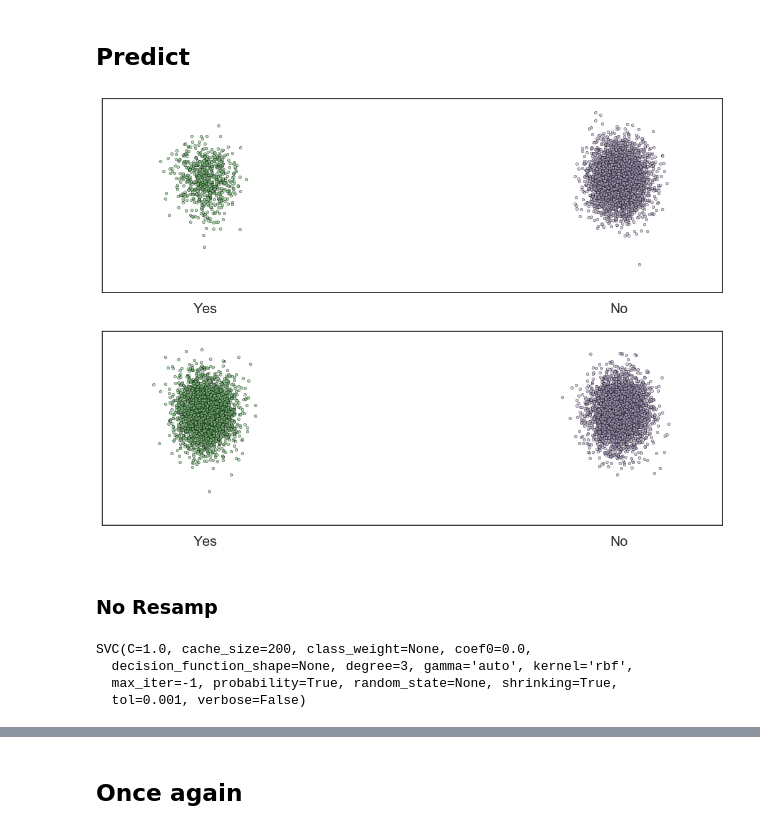
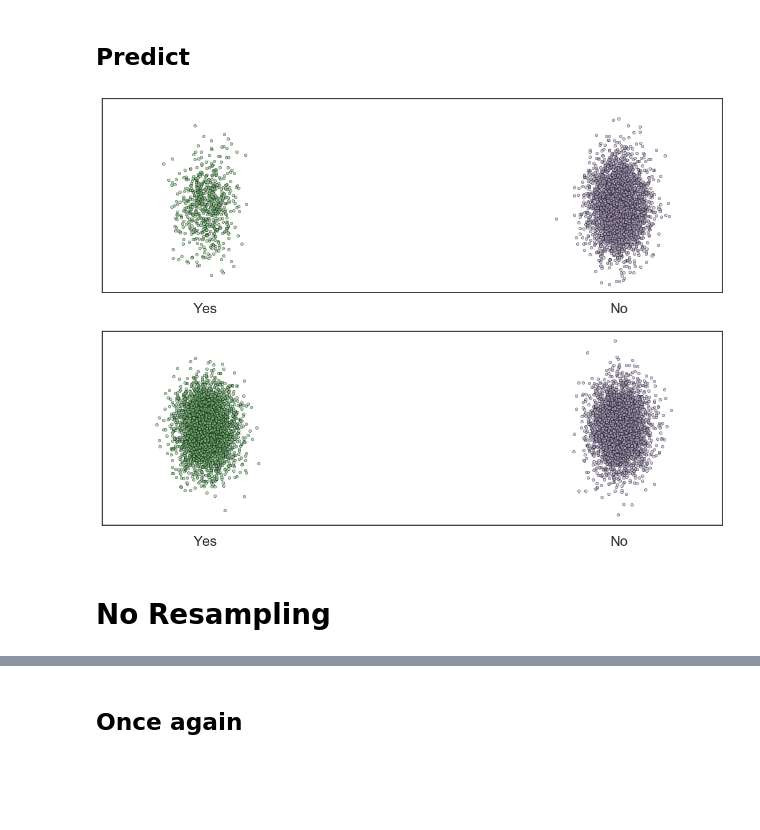
Before and after one commit to sethkaufee/Dating-Data, a Jupyter notebook: Speed Dating/match_prediction.ipynb, the cells around one changed output, grey strips where cells are left out. Saved outputs shown, nothing was run; the diff lists cells and outputs as text; code cells hidden in the pictures; blank space fills up the shorter version.

```diff
--- a/Speed Dating/match_prediction.ipynb
+++ b/Speed Dating/match_prediction.ipynb
@@ -259,10 +256,7 @@ def sample_plotter(X, y):
     v0 = 120
     v1 = 100
 
-    sm = over_sampling.SMOTE(k=10, m=2, out_step=0.1)
-    sm = over_sampling.RandomOverSampler()
-    sm = under_sampling.EditedNearestNeighbours()
-    sm = combine.SMOTEENN(k=10, m=2, out_step=0.1)
+    sm = SMOTE(k=6, m=15, out_step=0.1)
     xre, yre = sm.fit_sample(X,y)
 
     x_noise = lambda x: np.random.normal(0,.7,size=x.shape[0])
@@ -335,14 +329,12 @@ X = dataset.drop(["match",'iid_y','iid_x'],axis=1)
 y = dataset["match"]
 predictors = dataset.drop(["match",'iid_y','iid_x'],axis=1).columns
 # %%
-from imblearn import over_sampling,under_sampling,combine
-
-sm = over_sampling.SMOTE(k=10, m=10, out_step=0.5)
+sm = SMOTE(k=6, m=15, out_step=0.5)
 xre, yre = sm.fit_sample(X,y)
 fig,ax0,ax1=sample_plotter(X,y)
 
 #fig.savefig('../Assets/resample_example.svg', format='svg', dpi=1200,bbox_inches='tight',
                          #transparent=True)
 # %% [output]
-[figure, old version]
+[figure, new version]
 # %%
@@ -428,4 +414,4 @@ def roc_curve_plot(y_true, y_score,title):
     plt.title('Receiver Operating Characteristic')
     plt.legend(loc="lower right")
 # %% [markdown]
-### No Resamp
+# No Resampling
@@ -439,12 +417,0 @@ svc0 = SVC(probability=True)
-# %%
-#xtrain, xtest, ytrain, ytest = train_test_split(scale(X), y,  test_size=.25,) #stratify=None,)
-xtrain, xtest, ytrain, ytest = train_test_split(X, y,  test_size=.25,) #stratify=None,)
-
-gbc0.fit(xtrain, ytrain)
-lgr0.fit(xtrain, ytrain)
-svc0.fit(xtrain, ytrain)
-# %% [output]
-SVC(C=1.0, cache_size=200, class_weight=None, coef0=0.0,
-  decision_function_shape=None, degree=3, gamma='auto', kernel='rbf',
-  max_iter=-1, probability=True, random_state=None, shrinking=True,
-  tol=0.001, verbose=False)
```
Also changed, not shown: parts of 26 cells of this notebook, 8 other files.
